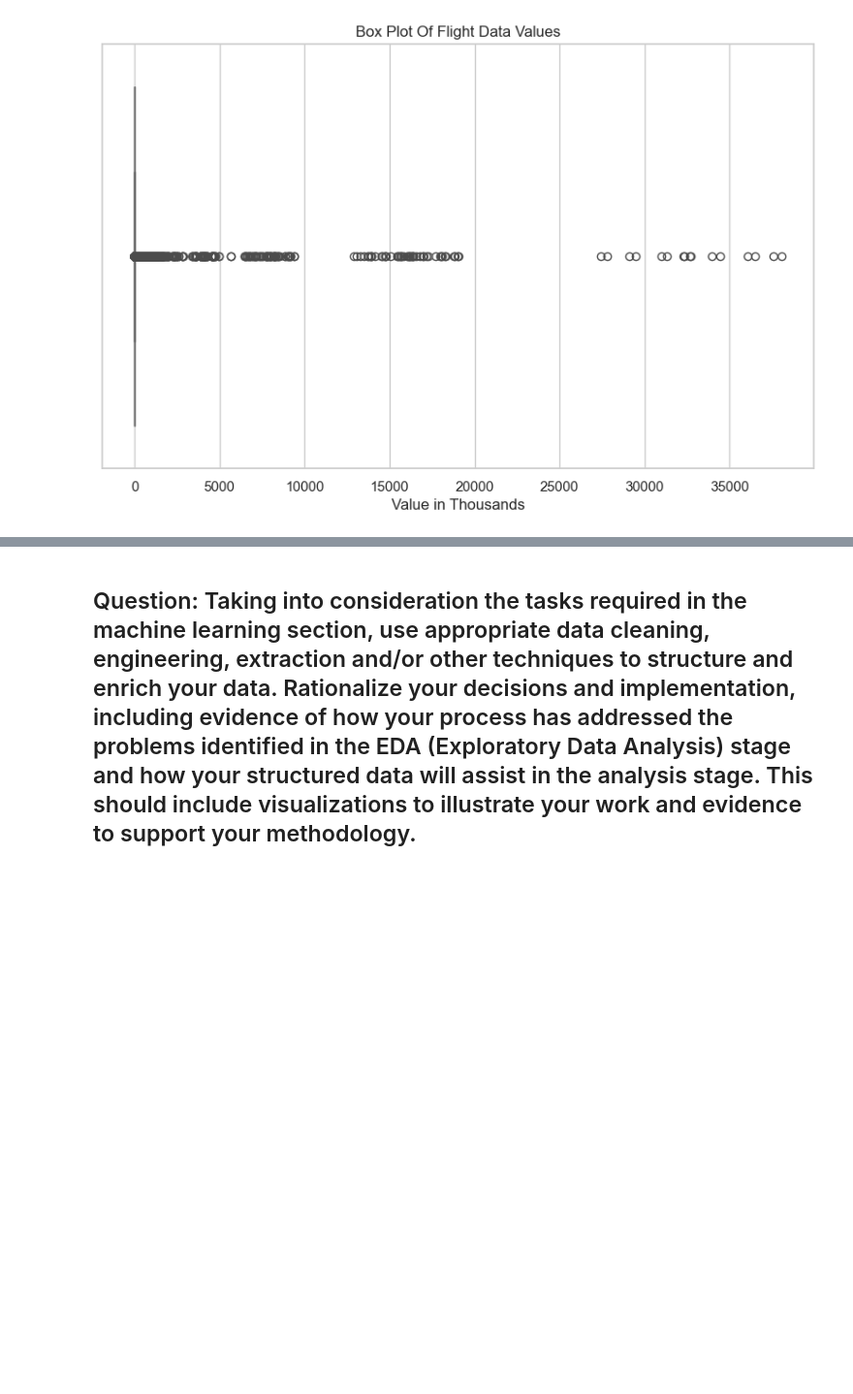
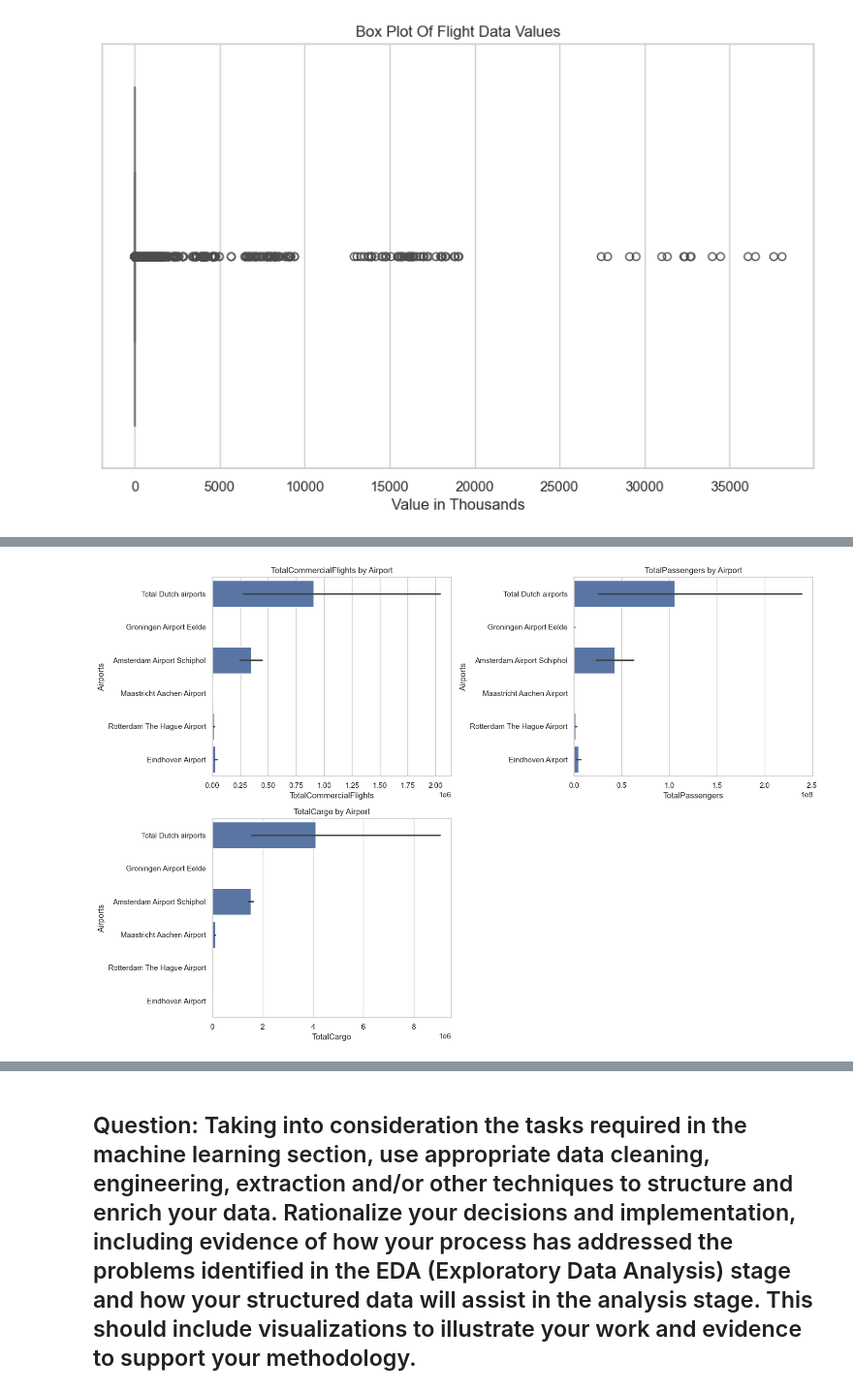
Before and after one commit to UmarIqbal3347/MSC_DA_InterGr_CA2, a Jupyter notebook: MSC_DA_InterGr_CA2.ipynb, the cells around one changed output, grey strips where cells are left out. Shown at 97% size. Cells and saved outputs as stored; diff of their text form; code cells hidden in the pictures; blank space fills up the shorter version.

```diff
--- a/MSC_DA_InterGr_CA2.ipynb
+++ b/MSC_DA_InterGr_CA2.ipynb
@@ -377,0 +705,14 @@ plt.show()
+# %%
+columsnForBarChart=["TotalCommercialFlights","TotalPassengers","TotalCargo"]
+
+plt.figure(figsize=(15,10))
+for i,metric in enumerate(columsnForBarChart,1):
+    plt.subplot(2,2,i)
+    sbn.barplot(x=metric,y="Airports",data=netherlandsFlightDF)
+    plt.title(f"{metric} by Airport")
+    plt.xlabel(metric)
+    plt.ylabel("Airports")
+plt.tight_layout()
+plt.show()
+# %% [output]
+[figure, added]
```
Also changed, not shown: parts of 199 cells of this notebook.
